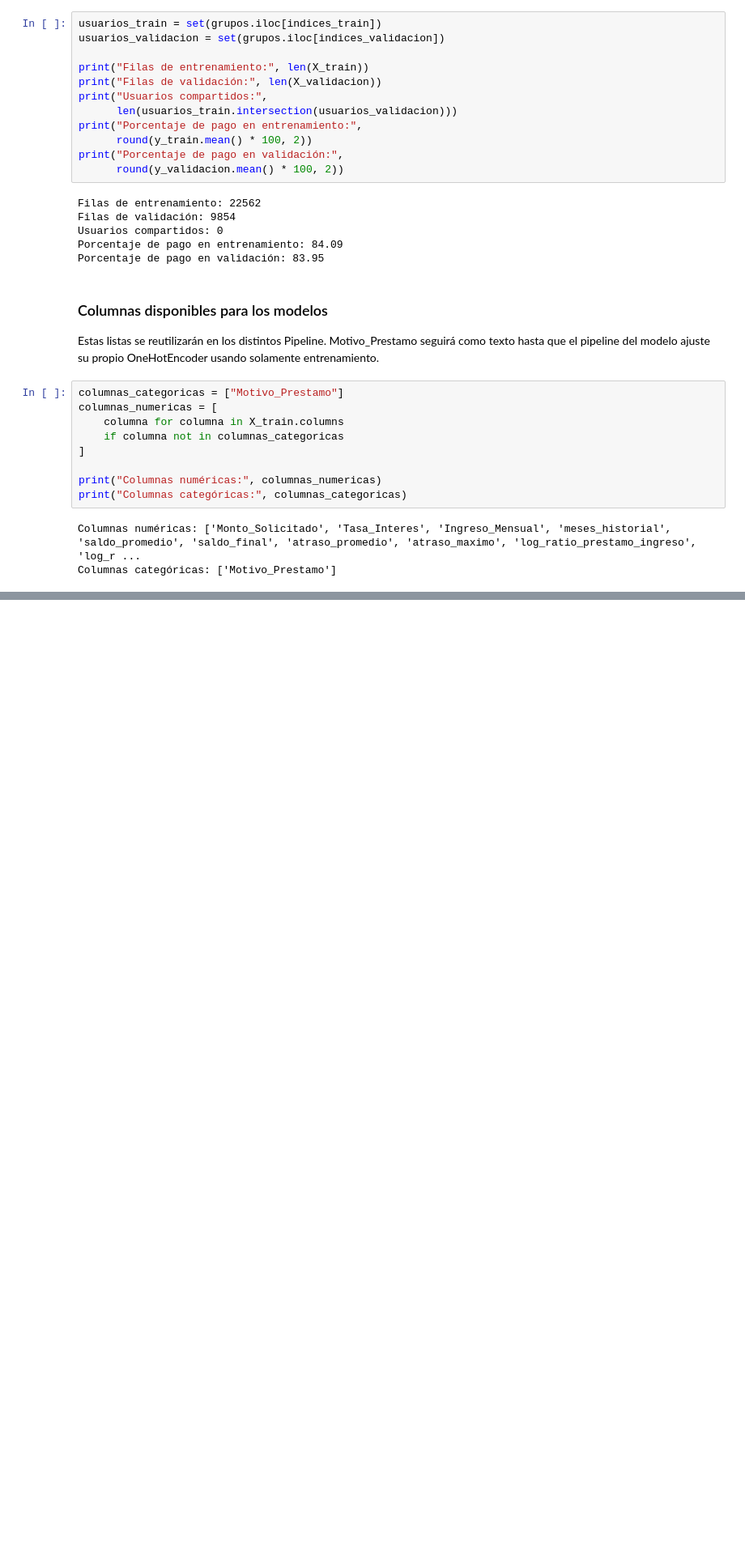
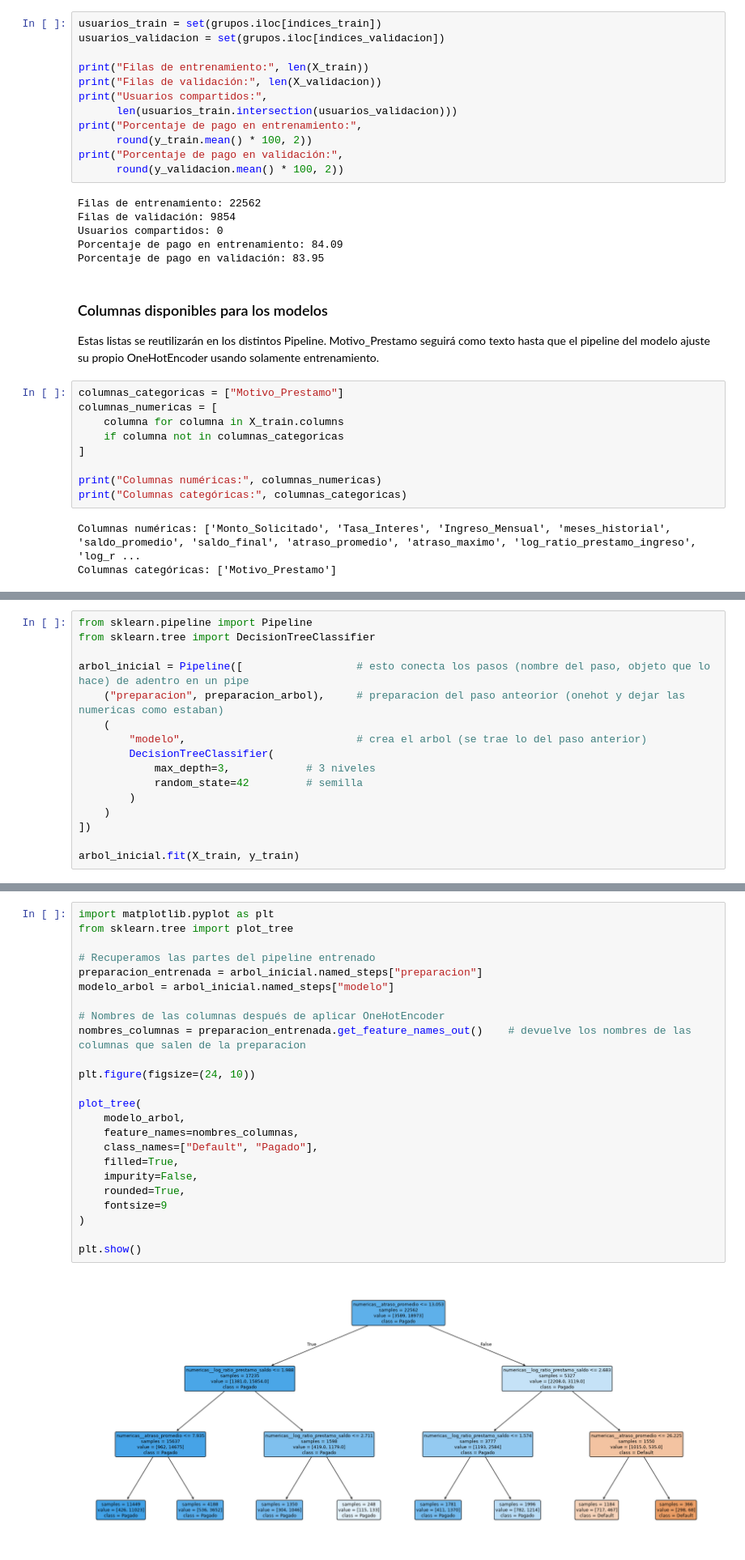
Before and after one commit to LuisMariaGomez/grupo2_gomez_failla_ia_2026_YBoscacciEnTp3, a Jupyter notebook: Tp3/analisis_tablas.ipynb, the cells around one changed output, grey strips where cells are left out. Shown at 81% size. Saved outputs shown, nothing was run; the diff lists cells and outputs as text; blank space fills up the shorter version.

Commit message:
arbol

```diff
--- a/Tp3/analisis_tablas.ipynb
+++ b/Tp3/analisis_tablas.ipynb
@@ -616,0 +648,16 @@ Columnas categóricas: ['Motivo_Prestamo']
+# %%
+from sklearn.pipeline import Pipeline
+from sklearn.tree import DecisionTreeClassifier
+
+arbol_inicial = Pipeline([                  # esto conecta los pasos (nombre del paso, objeto que lo hace) de adentro en un pipe
+    ("preparacion", preparacion_arbol),     # preparacion del paso anteorior (onehot y dejar las numericas como estaban)
+    (
+        "modelo",                           # crea el arbol (se trae lo del paso anterior)
+        DecisionTreeClassifier(
+            max_depth=3,            # 3 niveles
+            random_state=42         # semilla
+        )
+    )
+])
+
+arbol_inicial.fit(X_train, y_train)
@@ -616,0 +686,26 @@ Columnas categóricas: ['Motivo_Prestamo']
+# %%
+import matplotlib.pyplot as plt
+from sklearn.tree import plot_tree
+
+# Recuperamos las partes del pipeline entrenado
+preparacion_entrenada = arbol_inicial.named_steps["preparacion"]
+modelo_arbol = arbol_inicial.named_steps["modelo"]
+
+# Nombres de las columnas después de aplicar OneHotEncoder
+nombres_columnas = preparacion_entrenada.get_feature_names_out()    # devuelve los nombres de las columnas que salen de la preparacion
+
+plt.figure(figsize=(24, 10))
+
+plot_tree(
+    modelo_arbol,
+    feature_names=nombres_columnas,
+    class_names=["Default", "Pagado"],
+    filled=True,
+    impurity=False,
+    rounded=True,
+    fontsize=9
+)
+
+plt.show()
+# %% [output]
+[figure, added]
```
Also changed, not shown: parts of 29 cells of this notebook, 2 other files.
